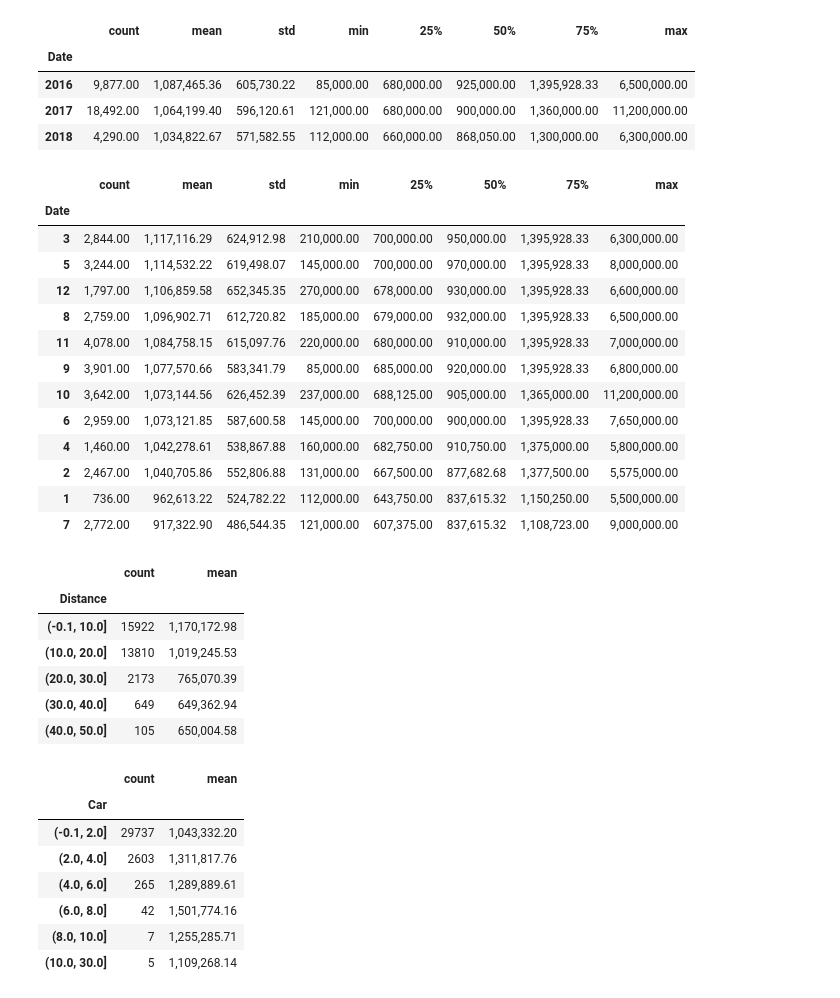
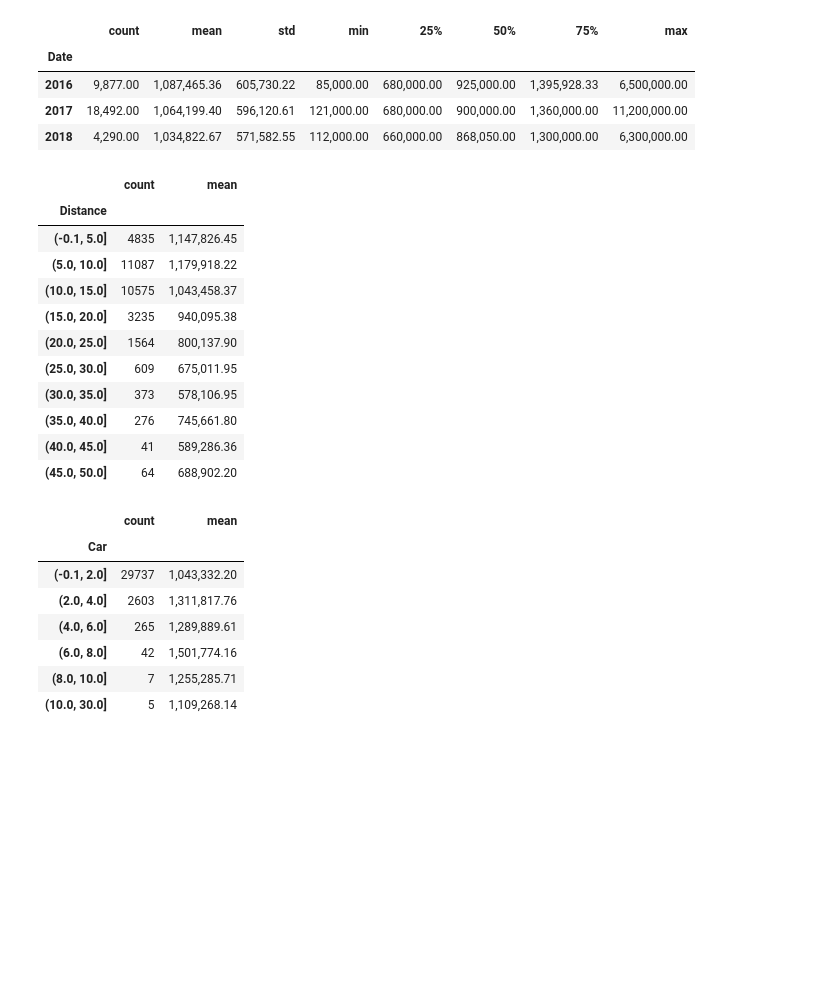
Before and after one commit to mdphap/Assignment-04, a Jupyter notebook: Assignment 04.ipynb, the cells around one changed output. Drawn from its saved outputs; the diff is of its cells as text; code cells hidden in the pictures; blank space fills up the shorter version.

```diff
--- a/Assignment 04.ipynb
+++ b/Assignment 04.ipynb
@@ -367,20 +337,3 @@ data_2.groupby(data_2.Date.dt.year).Price.describe().sort_values('mean', ascendi
 | 2018 | 4,290.00 | 1,034,822.67 | 571,582.55 | 112,000.00 | 660,000.00 | 868,050.00 | 1,300,000.00 | 6,300,000.00 |
 # %%
 - Giá bán TB theo năm từ 2016 đến 2018 không có sự thay đổi lớn
-# %%
-data_2.groupby(data_2.Date.dt.month).Price.describe().sort_values('mean', ascending = False)
-# %% [output]
-|  | count | mean | std | min | 25% | 50% | 75% | max |
-| Date |  |  |  |  |  |  |  |  |
-| 3 | 2,844.00 | 1,117,116.29 | 624,912.98 | 210,000.00 | 700,000.00 | 950,000.00 | 1,395,928.33 | 6,300,000.00 |
-| 5 | 3,244.00 | 1,114,532.22 | 619,498.07 | 145,000.00 | 700,000.00 | 970,000.00 | 1,395,928.33 | 8,000,000.00 |
-| 12 | 1,797.00 | 1,106,859.58 | 652,345.35 | 270,000.00 | 678,000.00 | 930,000.00 | 1,395,928.33 | 6,600,000.00 |
-| 8 | 2,759.00 | 1,096,902.71 | 612,720.82 | 185,000.00 | 679,000.00 | 932,000.00 | 1,395,928.33 | 6,500,000.00 |
-| 11 | 4,078.00 | 1,084,758.15 | 615,097.76 | 220,000.00 | 680,000.00 | 910,000.00 | 1,395,928.33 | 7,000,000.00 |
-| 9 | 3,901.00 | 1,077,570.66 | 583,341.79 | 85,000.00 | 685,000.00 | 920,000.00 | 1,395,928.33 | 6,800,000.00 |
-| 10 | 3,642.00 | 1,073,144.56 | 626,452.39 | 237,000.00 | 688,125.00 | 905,000.00 | 1,365,000.00 | 11,200,000.00 |
-| 6 | 2,959.00 | 1,073,121.85 | 587,600.58 | 145,000.00 | 700,000.00 | 900,000.00 | 1,395,928.33 | 7,650,000.00 |
-| 4 | 1,460.00 | 1,042,278.61 | 538,867.88 | 160,000.00 | 682,750.00 | 910,750.00 | 1,375,000.00 | 5,800,000.00 |
-| 2 | 2,467.00 | 1,040,705.86 | 552,806.88 | 131,000.00 | 667,500.00 | 877,682.68 | 1,377,500.00 | 5,575,000.00 |
-| 1 | 736.00 | 962,613.22 | 524,782.22 | 112,000.00 | 643,750.00 | 837,615.32 | 1,150,250.00 | 5,500,000.00 |
-| 7 | 2,772.00 | 917,322.90 | 486,544.35 | 121,000.00 | 607,375.00 | 837,615.32 | 1,108,723.00 | 9,000,000.00 |
@@ -389,12 +340,17 @@ data_2.groupby(data_2.Date.dt.month).Price.describe().sort_values('mean', ascend
 # %%
-bins = pd.cut(data_2.Distance, bins = [-0.1, 10, 20, 30, 40, 50])
+bins = pd.cut(data_2.Distance, bins = [-0.1, 5, 10, 15, 20, 25, 30, 35, 40, 45, 50])
 data_2.groupby(bins).Price.agg(['count','mean'])
 # %% [output]
 |  | count | mean |
 | Distance |  |  |
-| (-0.1, 10.0] | 15922 | 1,170,172.98 |
-| (10.0, 20.0] | 13810 | 1,019,245.53 |
-| (20.0, 30.0] | 2173 | 765,070.39 |
-| (30.0, 40.0] | 649 | 649,362.94 |
-| (40.0, 50.0] | 105 | 650,004.58 |
+| (-0.1, 5.0] | 4835 | 1,147,826.45 |
+| (5.0, 10.0] | 11087 | 1,179,918.22 |
+| (10.0, 15.0] | 10575 | 1,043,458.37 |
+| (15.0, 20.0] | 3235 | 940,095.38 |
+| (20.0, 25.0] | 1564 | 800,137.90 |
+| (25.0, 30.0] | 609 | 675,011.95 |
+| (30.0, 35.0] | 373 | 578,106.95 |
+| (35.0, 40.0] | 276 | 745,661.80 |
+| (40.0, 45.0] | 41 | 589,286.36 |
+| (45.0, 50.0] | 64 | 688,902.20 |
 # %%
```
Also changed, not shown: parts of 45 cells of this notebook.
